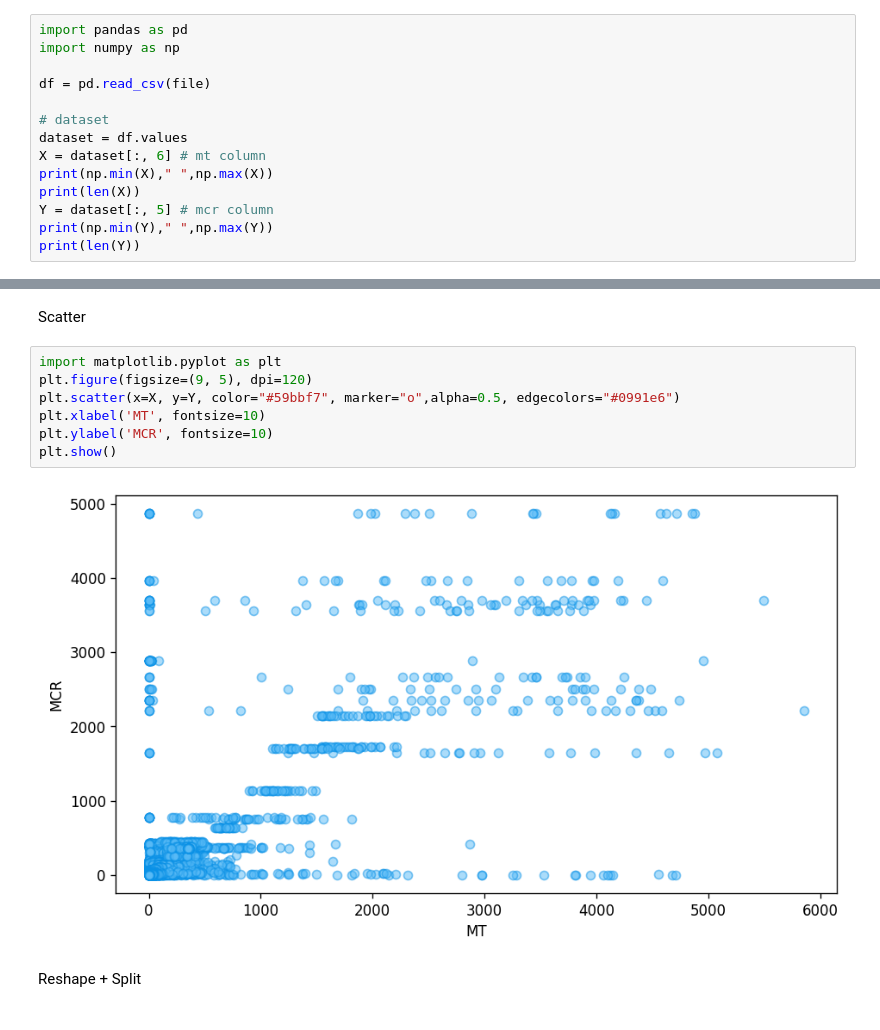
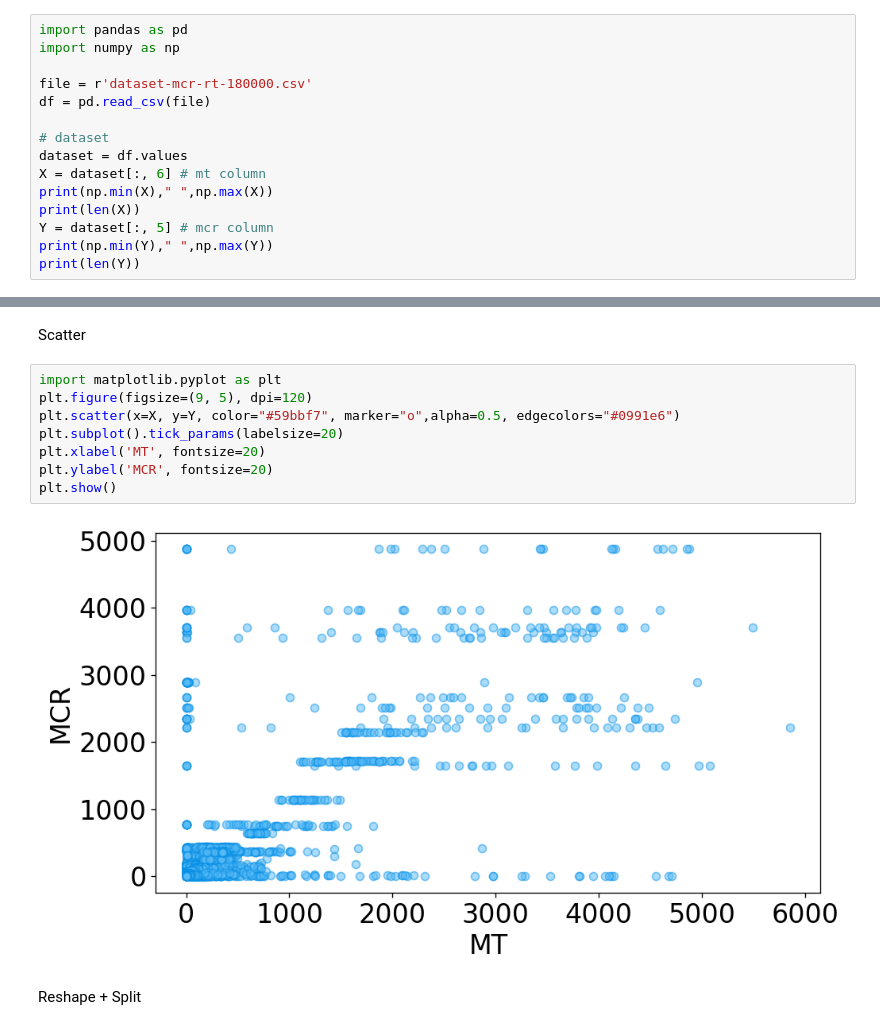
Before and after one commit to SiNa88/clusterdata-prediction, a Jupyter notebook: cluster-trace-microservices-v2021/microservice-prediction/mlp_mcr.ipynb, the cells around one changed output, grey strips where cells are left out. Drawn from its saved outputs; the diff is of its cells as text.

```diff
--- a/cluster-trace-microservices-v2021/microservice-prediction/mlp_mcr.ipynb
+++ b/cluster-trace-microservices-v2021/microservice-prediction/mlp_mcr.ipynb
@@ -15,6 +13,7 @@ Data
 import pandas as pd
 import numpy as np
 
+file = r'dataset-mcr-rt-180000.csv'
 df = pd.read_csv(file)
 
 # dataset
@@ -44,12 +43,13 @@ Scatter
 # %%
 import matplotlib.pyplot as plt
 plt.figure(figsize=(9, 5), dpi=120)
 plt.scatter(x=X, y=Y, color="#59bbf7", marker="o",alpha=0.5, edgecolors="#0991e6")
-plt.xlabel('MT', fontsize=10)
-plt.ylabel('MCR', fontsize=10)
+plt.subplot().tick_params(labelsize=20)
+plt.xlabel('MT', fontsize=20)
+plt.ylabel('MCR', fontsize=20)
 plt.show()
 # %% [output]
-[figure, old version]
+[figure, new version]
 # %% [markdown]
 Reshape + Split
 # %%
```
Also changed, not shown: parts of 6 cells of this notebook, 1 other file.
